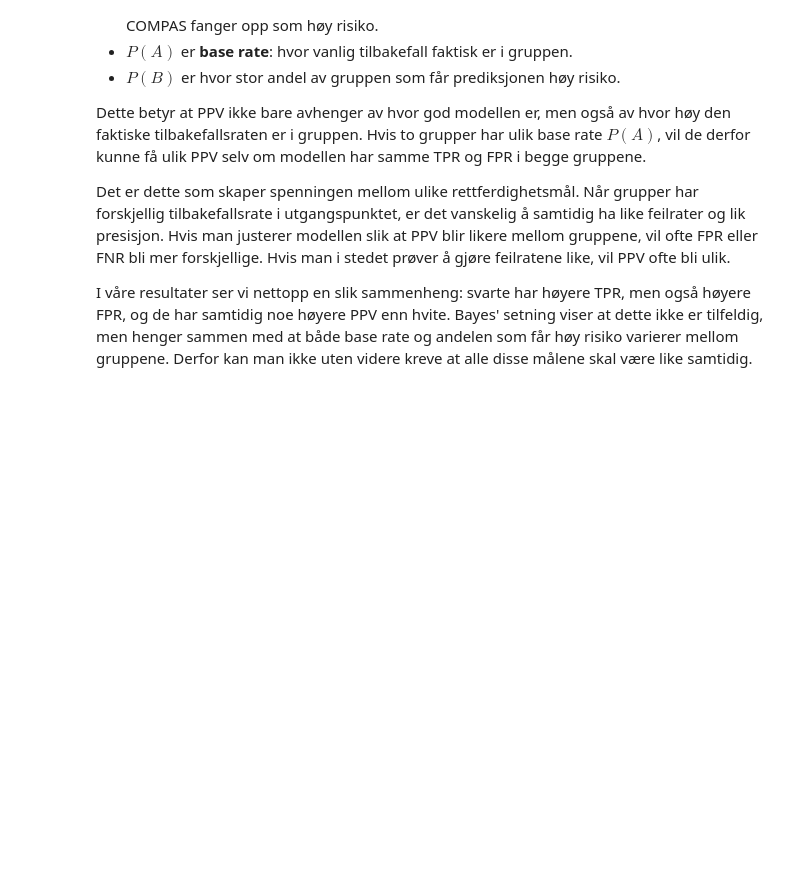
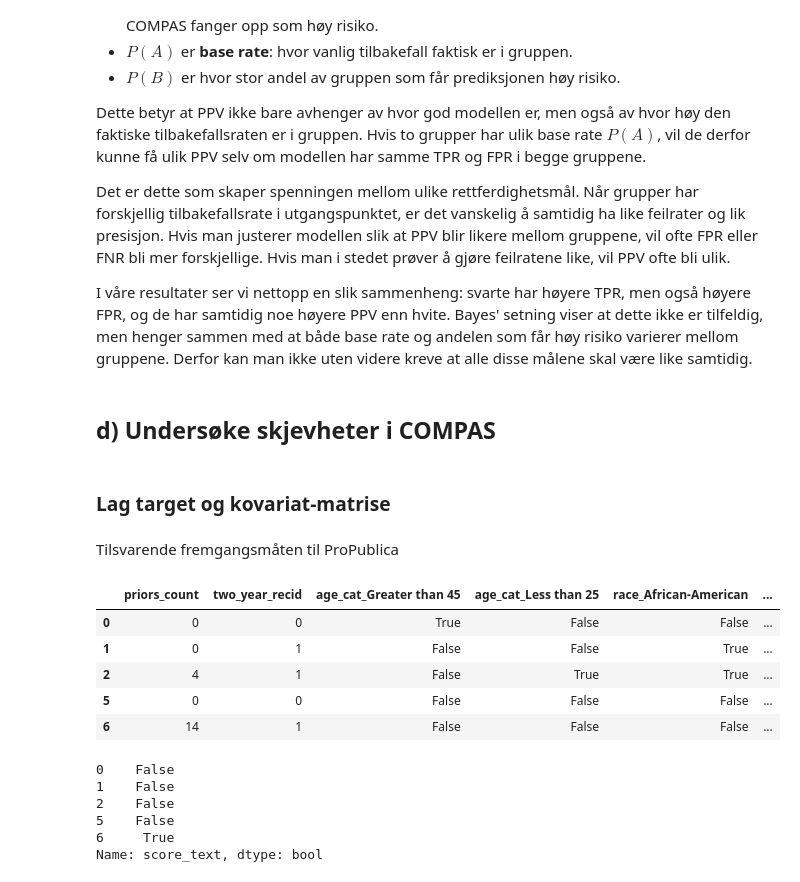
Before and after one commit to aadnerol/HON2200, a Jupyter notebook: prosjekt_COMPAS/notebooks/dataanalyse.ipynb, the cells around one changed output. Drawn from its saved outputs; the diff is of its cells as text; code cells hidden in the pictures; blank space fills up the shorter version.

```diff
--- a/prosjekt_COMPAS/notebooks/dataanalyse.ipynb
+++ b/prosjekt_COMPAS/notebooks/dataanalyse.ipynb
@@ -343,3 +343,33 @@ Dette betyr at PPV ikke bare avhenger av hvor god modellen er, men også av hvor
 Det er dette som skaper spenningen mellom ulike rettferdighetsmål. Når grupper har forskjellig tilbakefallsrate i utgangspunktet, er det vanskelig å samtidig ha like feilrater og lik presisjon. Hvis man justerer modellen slik at PPV blir likere mellom gruppene, vil ofte FPR eller FNR bli mer forskjellige. Hvis man i stedet prøver å gjøre feilratene like, vil PPV ofte bli ulik.
 
 I våre resultater ser vi nettopp en slik sammenheng: svarte har høyere TPR, men også høyere FPR, og de har samtidig noe høyere PPV enn hvite. Bayes' setning viser at dette ikke er tilfeldig, men henger sammen med at både base rate og andelen som får høy risiko varierer mellom gruppene. Derfor kan man ikke uten videre kreve at alle disse målene skal være like samtidig.
+# %% [markdown]
+## d) Undersøke skjevheter i COMPAS
+# %% [markdown]
+### Lag target og kovariat-matrise
+# %% [markdown]
+Tilsvarende fremgangsmåten til ProPublica
+# %%
+X = df[["age_cat", "race", "sex", "priors_count", "c_charge_degree", "two_year_recid"]]
+categorical_cols = ["age_cat", "race", "sex", "c_charge_degree"]
+X = pd.get_dummies(X, columns=categorical_cols, prefix=categorical_cols, prefix_sep='_')
+X = X.drop(["age_cat_25 - 45", "race_Caucasian", "sex_Male", "c_charge_degree_F"], axis=1)
+Y = df["score_text"] != "Low"
+# %%
+X.head()
+# %% [output]
+|  | priors_count | two_year_recid | age_cat_Greater than 45 | age_cat_Less than 25 | race_African-American | ... |
+| 0 | 0 | 0 | True | False | False | ... |
+| 1 | 0 | 1 | False | False | True | ... |
+| 2 | 4 | 1 | False | True | True | ... |
+| 5 | 0 | 0 | False | False | False | ... |
+| 6 | 14 | 1 | False | False | False | ... |
+# %%
+Y.head()
+# %% [output]
+0    False
+1    False
+2    False
+5    False
+6     True
+Name: score_text, dtype: bool
```
Also changed, not shown: parts of 2 cells of this notebook.
